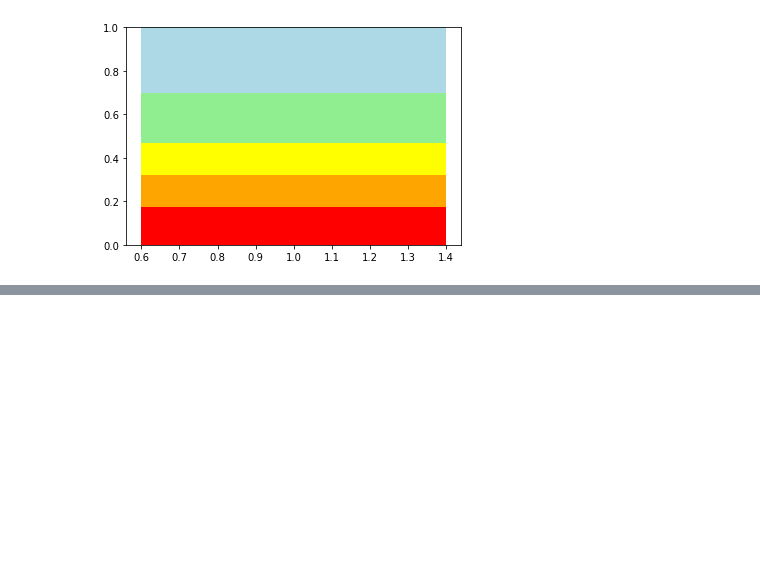
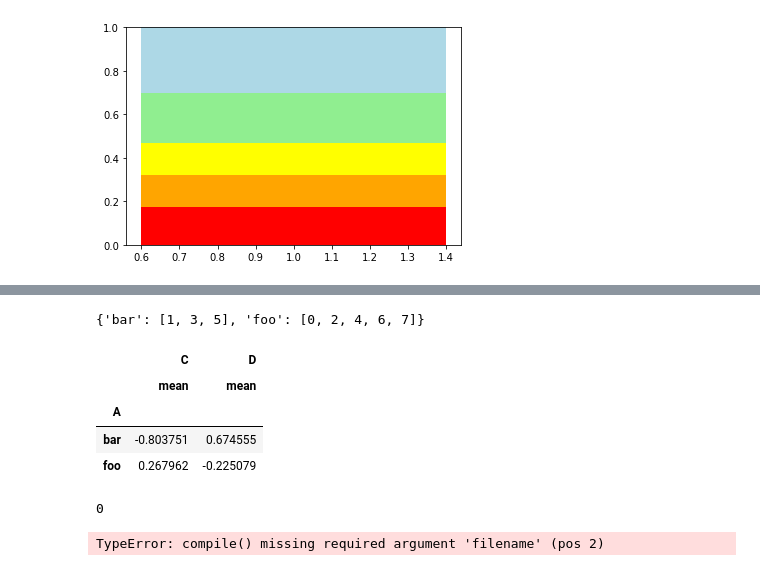
Before and after one commit to Allen13x/Intro2Py, a Jupyter notebook: Python4science.ipynb, the cells around one changed output, grey strips where cells are left out. Drawn from its saved outputs; the diff is of its cells as text; code cells hidden in the pictures; blank space fills up the shorter version.

```diff
--- a/Python4science.ipynb
+++ b/Python4science.ipynb
@@ -411,0 +435,9 @@ print(y[:5].sum())
+# %%
+df = pd.DataFrame({'A': ['foo', 'bar', 'foo', 'bar',
+                         'foo', 'bar', 'foo', 'foo'],
+                   'B': ['one', 'one', 'two', 'three',
+                         'two', 'two', 'one', 'three'],
+                   'C': np.random.randn(8),
+                   'D': np.random.randn(8)})
+
+grouped_df = df.groupby('A') # in truth this is df.groupby(df['A])
@@ -411,0 +456,30 @@ print(y[:5].sum())
+# %%
+grouped_df.groups
+# %% [output]
+{'bar': [1, 3, 5], 'foo': [0, 2, 4, 6, 7]}
+# %%
+grouped_df[list(['C','D'])].agg([np.mean])
+# %% [output]
+|  | C | D |
+|  | mean | mean |
+| A |  |  |
+| bar | -0.803751 | 0.674555 |
+| foo | 0.267962 | -0.225079 |
+# %%
+s = pd.Series(np.random.rand(20)) # generate random  values
+null_s = np.random.randint(0,20,5) # randomly choose 5 positions in s
+s[null_s] = np.nan # insert 5 NaN
+
+# Test for NA in s
+pd.isna(s).sum()
+
+
+key = np.random.randint(0,3, s.size) # grouping key
+
+# Set NA values to group mean
+transformed_s = s.groupby(key).transform(lambda x: x.fillna(x.mean()))
+
+# Test for NA in transformed_s
+pd.isna(transformed_s).sum()
+# %% [output]
+0
@@ -411,0 +488,4 @@ print(y[:5].sum())
+# %%
+p=compile(r'cat')
+# %% [output]
+TypeError: compile() missing required argument 'filename' (pos 2)
```
Also changed, not shown: parts of 6 cells of this notebook.
